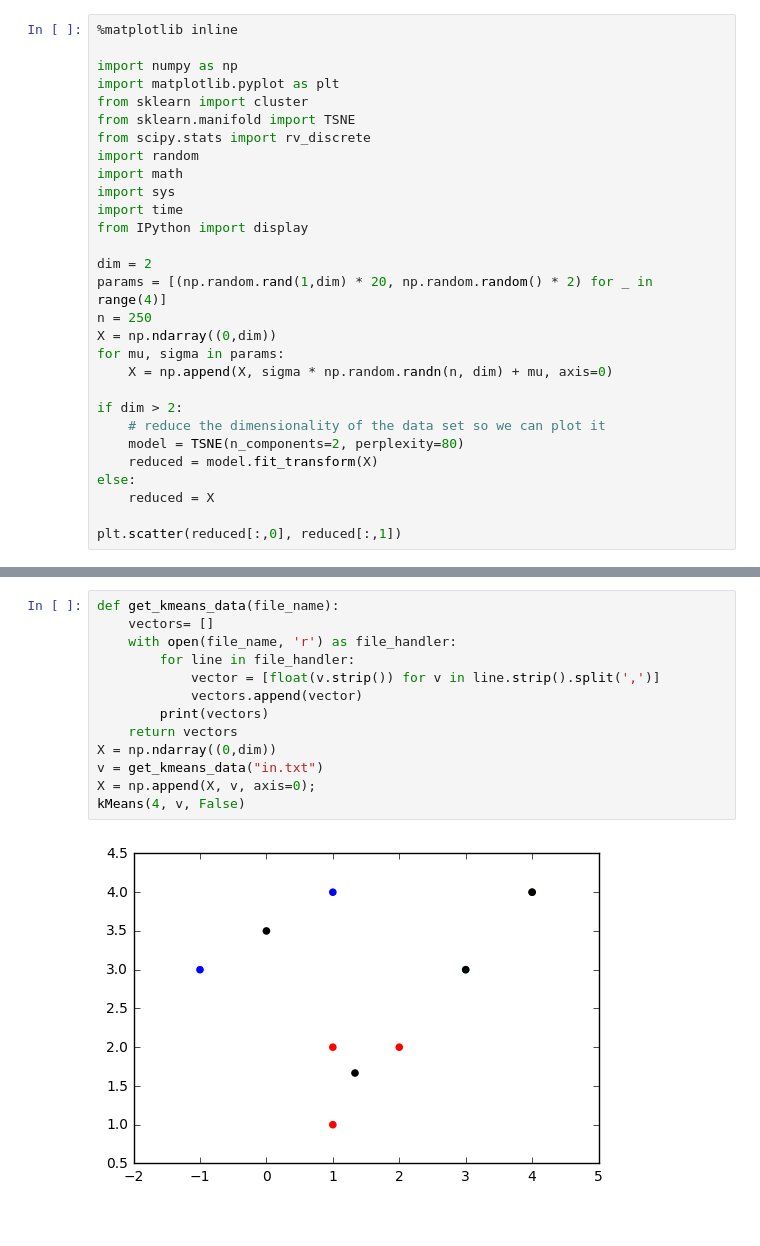
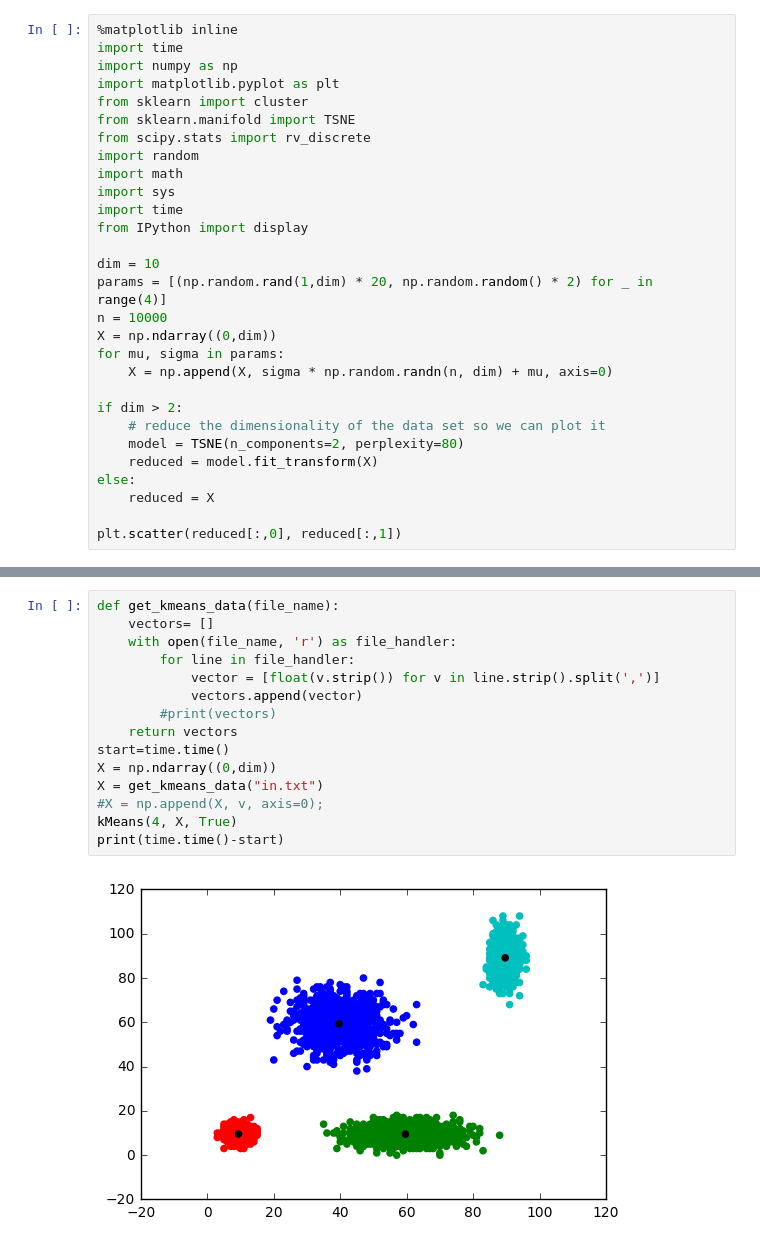
Before and after one commit to perlanie/DataMite, a Jupyter notebook: KMeans.ipynb, the cells around one changed output, grey strips where cells are left out. Saved outputs shown, nothing was run; the diff lists cells and outputs as text.

```diff
--- a/KMeans.ipynb
+++ b/KMeans.ipynb
@@ -1,6 +1,6 @@
 # %%
 %matplotlib inline
-
+import time
 import numpy as np
 import matplotlib.pyplot as plt
 from sklearn import cluster
@@ -12,9 +12,9 @@ import sys
 import time
 from IPython import display
 
-dim = 2
+dim = 10
 params = [(np.random.rand(1,dim) * 20, np.random.random() * 2) for _ in range(4)]
-n = 250
+n = 10000
 X = np.ndarray((0,dim))
 for mu, sigma in params:
     X = np.append(X, sigma * np.random.randn(n, dim) + mu, axis=0)
@@ -127,15 +125,17 @@ centroids, cluster_assignment = kMeans(4, X.tolist(), False)
 # %%
 def get_kmeans_data(file_name):
     vectors= []
     with open(file_name, 'r') as file_handler:
         for line in file_handler:
             vector = [float(v.strip()) for v in line.strip().split(',')]
             vectors.append(vector)
-        print(vectors)
+        #print(vectors)
     return vectors
+start=time.time()
 X = np.ndarray((0,dim))
-v = get_kmeans_data("in.txt")
-X = np.append(X, v, axis=0);
-kMeans(4, v, False)
+X = get_kmeans_data("in.txt")
+#X = np.append(X, v, axis=0);
+kMeans(4, X, True)
+print(time.time()-start)
 # %% [output]
-[figure, old version]
+[figure, new version]
```
Also changed, not shown: parts of 5 cells of this notebook, 1 other file.
